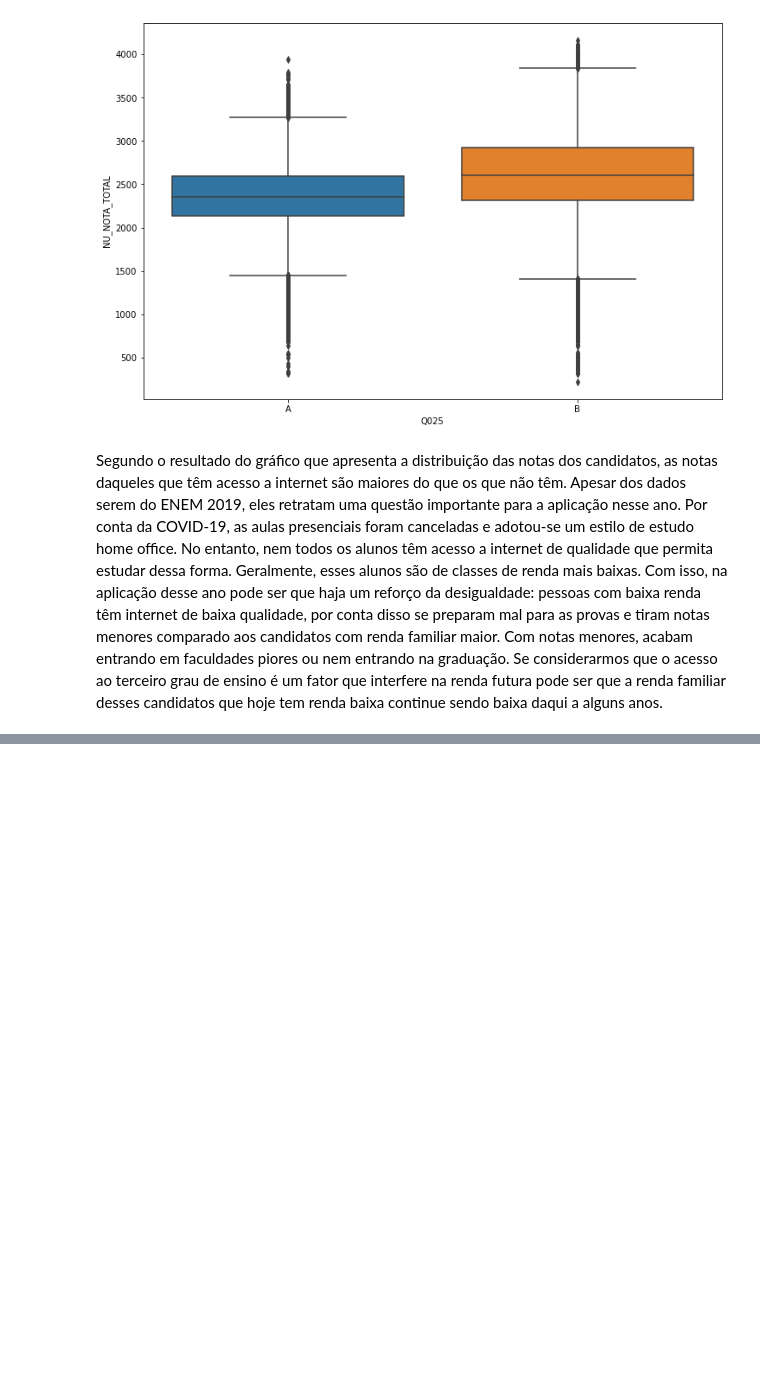
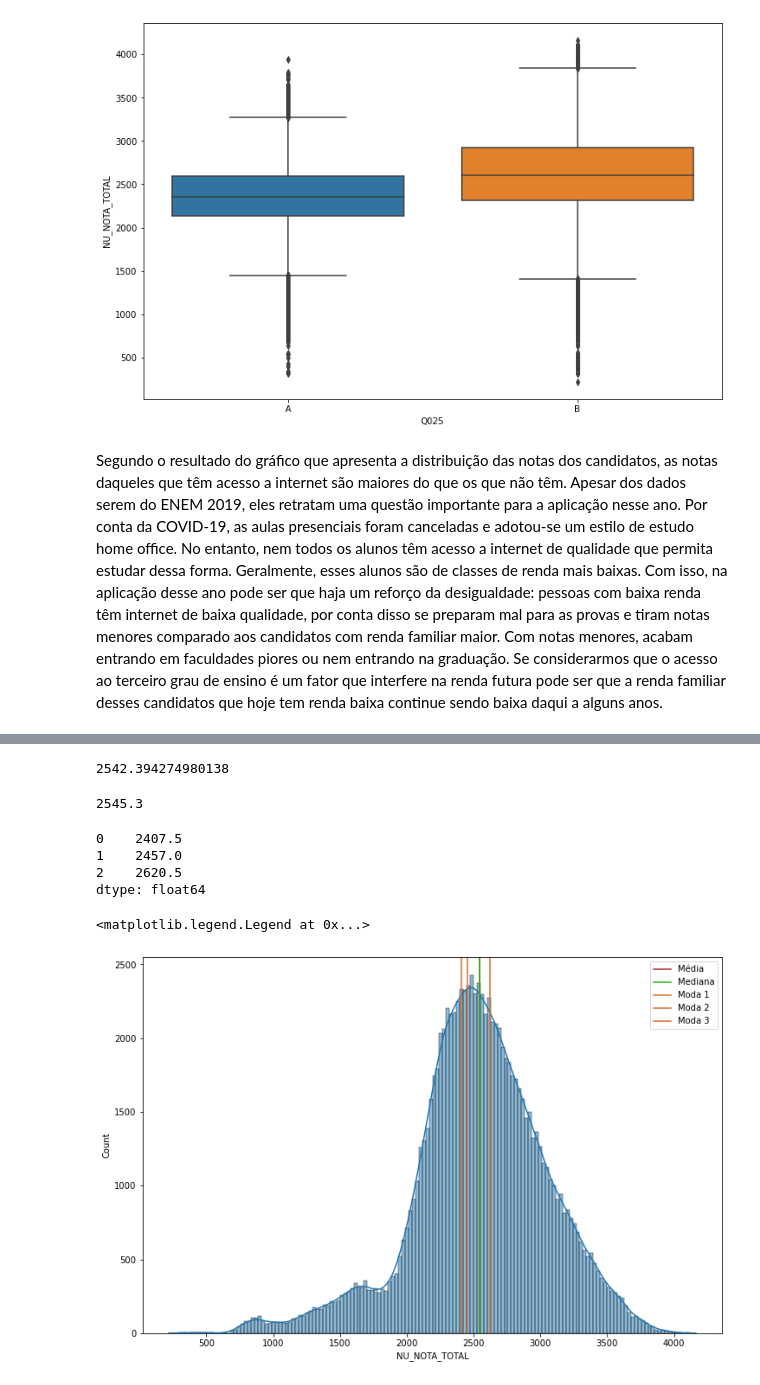
Before and after one commit to agostinhodesena/Imersao_Dados_Alura, a Jupyter notebook: Desafios_Imersao.ipynb, the cells around one changed output, grey strips where cells are left out. Drawn from its saved outputs; the diff is of its cells as text; code cells hidden in the pictures; blank space fills up the shorter version.

```diff
--- a/Desafios_Imersao.ipynb
+++ b/Desafios_Imersao.ipynb
@@ -404,0 +452,31 @@ Segundo o resultado do gráfico que apresenta a distribuição das notas dos can
+# %%
+total_media = dados_sem_notas_zero['NU_NOTA_TOTAL'].mean()
+total_mediana = dados_sem_notas_zero['NU_NOTA_TOTAL'].median()
+total_moda = dados_sem_notas_zero['NU_NOTA_TOTAL'].mode()
+# %%
+total_media
+# %% [output]
+2542.394274980138
+# %%
+total_mediana
+# %% [output]
+2545.3
+# %%
+total_moda
+# %% [output]
+0    2407.5
+1    2457.0
+2    2620.5
+dtype: float64
+# %%
+plt.figure(figsize=(12,8))
+sns.histplot(dados_sem_notas_zero['NU_NOTA_TOTAL'], kde=True)
+plt.axvline(x=total_media, color='#B41F2C', label='Média')
+plt.axvline(x=total_mediana, color='#2CB41F', label='Mediana')
+plt.axvline(x=total_moda[0], color='#D86F25', label='Moda 1')
+plt.axvline(x=total_moda[1], color='#D86F25', label='Moda 2')
+plt.axvline(x=total_moda[2], color='#D86F25', label='Moda 3')
+plt.legend()
+# %% [output]
+<matplotlib.legend.Legend at 0x...>
+[figure, added]
```
Also changed, not shown: parts of 112 cells of this notebook.
